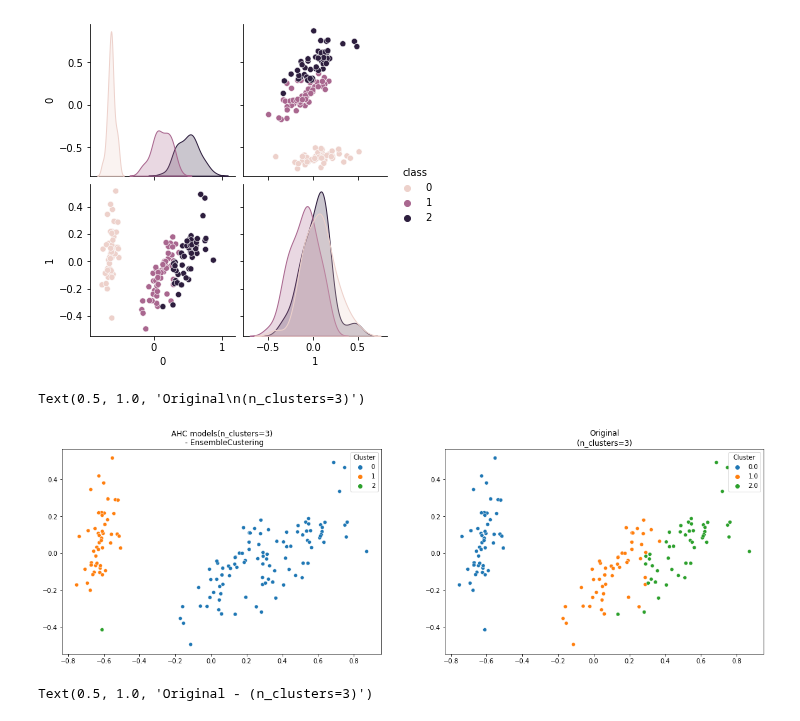
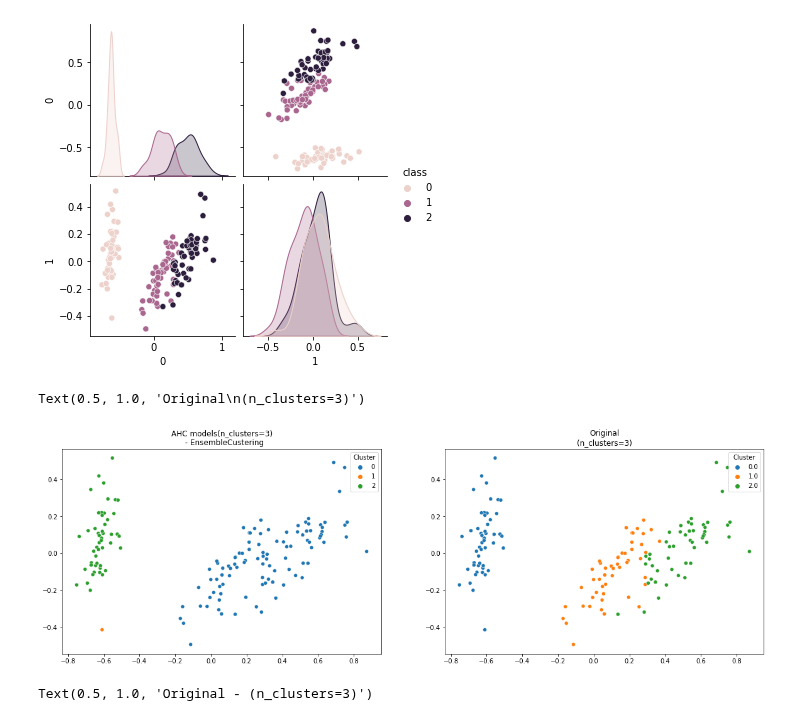
Before and after one commit to acmoral/ProyectoMineria, a Jupyter notebook: assemble_clustering/assemble_clustering.ipynb, the cells around one changed output. Saved outputs shown, nothing was run; the diff lists cells and outputs as text; code cells hidden in the pictures.

```diff
--- a/assemble_clustering/assemble_clustering.ipynb
+++ b/assemble_clustering/assemble_clustering.ipynb
@@ -94,44 +94,44 @@ g = sns.pairplot(projected[[0,1,'class']], hue="class")
 
 iris = projected.values
 # Selecciona las características para el clustering - sin etiqueta
-X_vectors = projected[[0, 1]].values
+data = projected[[0, 1]].values
 # %% [output]
 [figure]
 # %%
 #Trabajando solo con un método de AHC
 
 # Método de enlace de single (simple)
-agglomerative_single = AgglomerativeClustering(n_clusters=n_clusters, affinity='euclidean', linkage='average')
+agglomerative_single = AgglomerativeClustering(n_clusters=n_clusters, affinity='euclidean', linkage='single')
 
-single = agglomerative_single.fit_predict(X_vectors)
+single = agglomerative_single.fit_predict(data)
 
 fig, ax = plt.subplots( figsize=(20,6), ncols=2 )
 
 sns.scatterplot(
-    x=X_vectors[:,0],
-    y=X_vectors[:,1],
+    x=data[:,0],
+    y=data[:,1],
     hue=single,
     palette='tab10',
     ax=ax[0]
 )
 
 sns.scatterplot(
     x=iris[:,0],
     y=iris[:,1],
     hue=iris[:, -1],
     palette='tab10',
     ax=ax[1]
 )
 
 
 ax[0].legend(loc='upper right', title='Cluster')
 ax[1].legend(loc='upper right', title='Cluster')
 
 ax[0].set_title(f"AHC models(n_clusters=3)\n  - EnsembleCustering")
 ax[1].set_title(f"Original\n(n_clusters=3)")
 # %% [output]
 Text(0.5, 1.0, 'Original\n(n_clusters=3)')
-[figure, old version]
+[figure, new version]
 # %%
 #Ensamblado de métodos AHC
 
```
Also changed, not shown: parts of 2 cells of this notebook, 3 other files.
